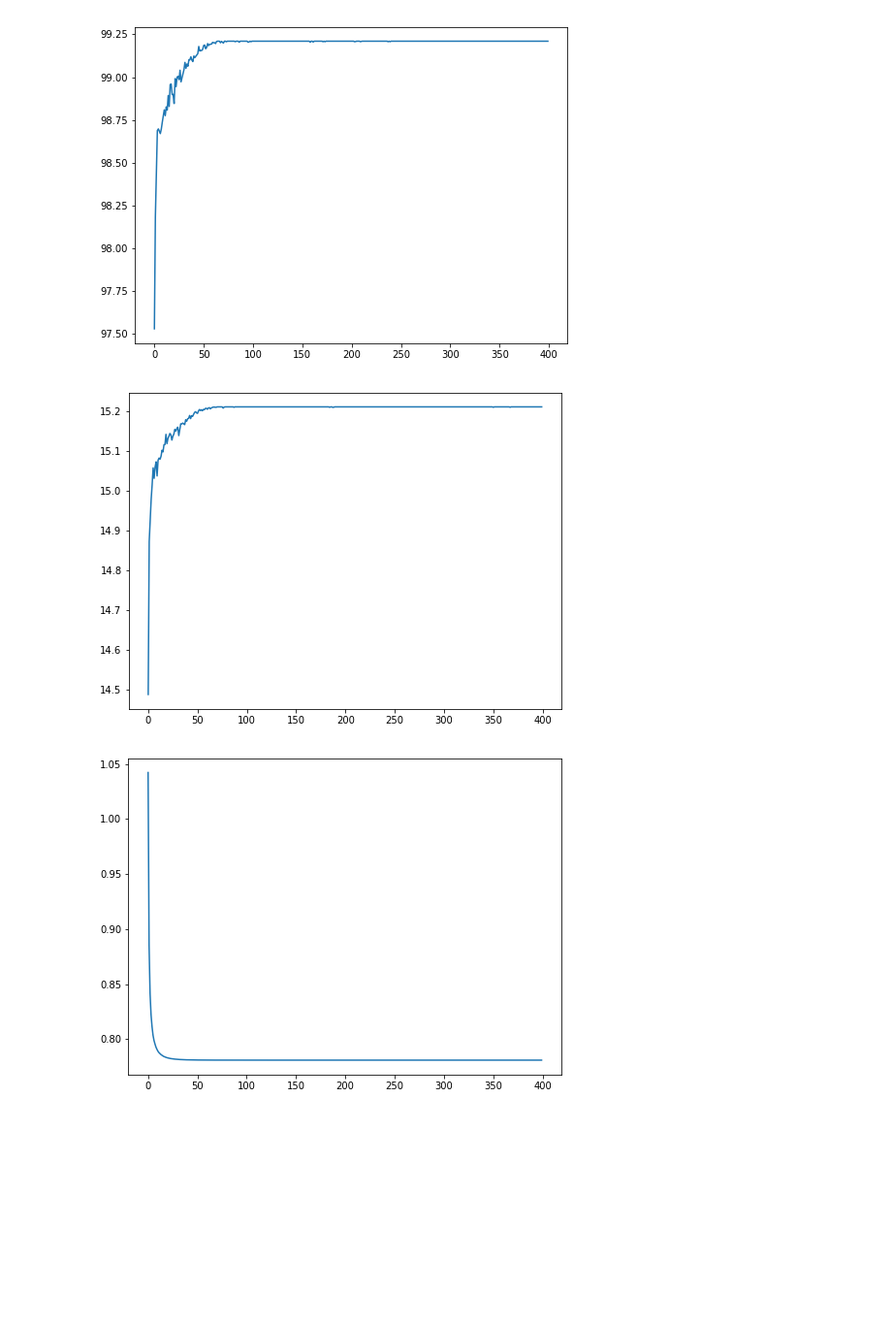
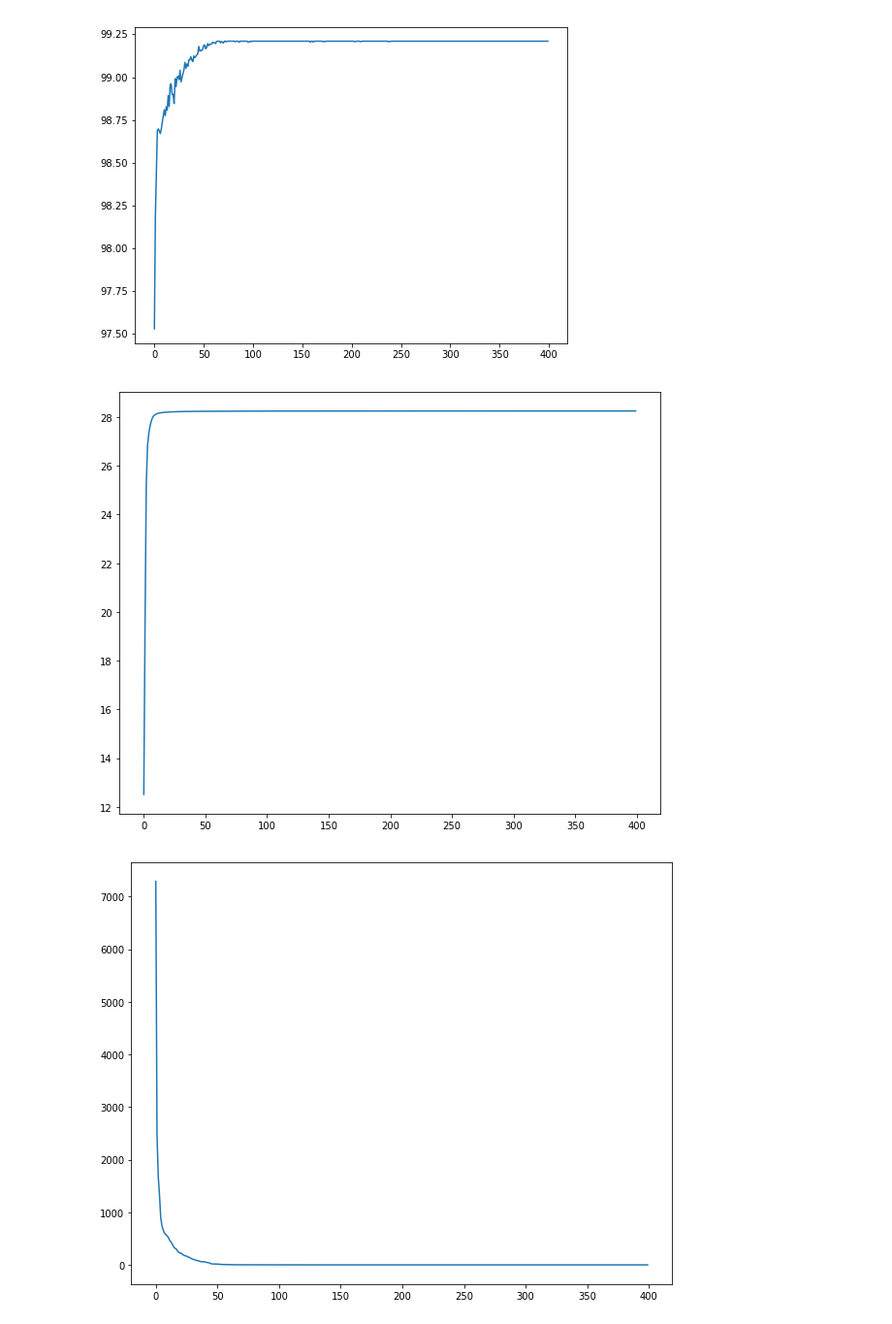
Before and after one commit to renansantosmendes/PhD_MOEAD_02, a Jupyter notebook: Results/hypervolume_convergence.ipynb, the cells around one changed output. Shown at 97% size. Drawn from its saved outputs; the diff is of its cells as text; code cells hidden in the pictures; blank space fills up the shorter version.

```diff
--- a/Results/hypervolume_convergence.ipynb
+++ b/Results/hypervolume_convergence.ipynb
@@ -11,7 +11,7 @@ import matplotlib.pyplot as plt
 ### Functions to read and plot the hypervolume values
 # %%
 def read_data(folder):
-    executions_number = 30
+    executions_number = 10
     df_list = []
     for i in range(executions_number):
         df = pd.read_csv(folder + 'hypervolume_execution_'+str(i)+'.csv',header=None)
@@ -21,7 +21,7 @@ def read_data(folder):
     return pd.concat(df_list, axis=1)
 
 def plot_convergence(result):
-    plt.figure(figsize=(8,6))
+    plt.figure(figsize=(10,8))
     result.mean(axis=1).plot()
     plt.show()
 # %% [markdown]
@@ -39,13 +39,13 @@ folder = 'DTLZ2-2/'
 result = read_data(folder)
 plot_convergence(result)
 # %% [output]
-[figure, old version]
+[figure, new version]
 # %%
-folder = 'DTLZ2-2/'
+folder = 'DTLZ1-2/'
 result = read_data(folder)
 plot_convergence(result)
 # %% [output]
-[figure, old version]
+[figure, new version]
 # %%
 folder = 'DTLZ3-2/'
 result = read_data(folder)
```
Also changed, not shown: parts of 1 cell of this notebook, 52 other files.
